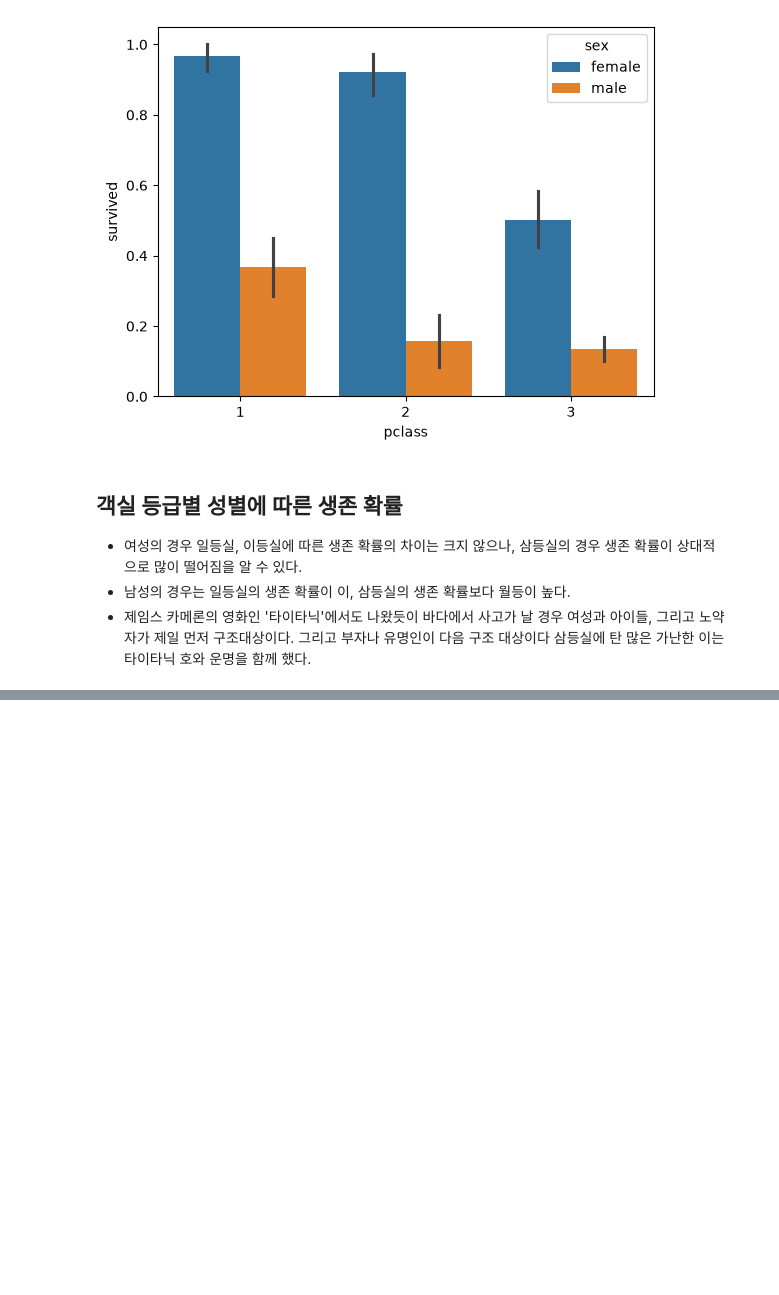
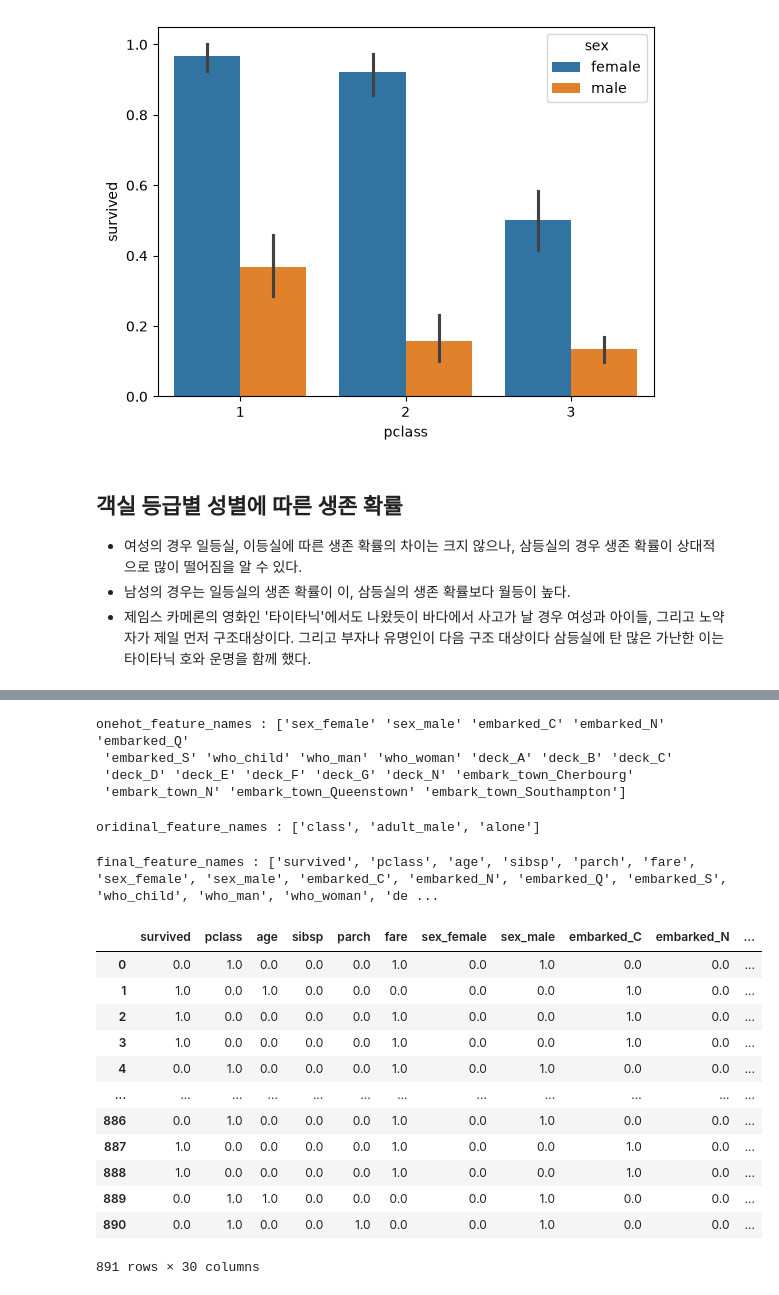
Before and after one commit to chan3623/data-collection-workspace, a Jupyter notebook: data23_ML_분류분석_titanic.ipynb, the cells around one changed output, grey strips where cells are left out. Cells and saved outputs as stored; diff of their text form; code cells hidden in the pictures; blank space fills up the shorter version.

```diff
--- a/data23_ML_분류분석_titanic.ipynb
+++ b/data23_ML_분류분석_titanic.ipynb
@@ -267,0 +529,9 @@ ValueError: could not convert string to float: 'male'
+# %%
+onehot_cols = ["sex", "embarked", "who", "deck", "embark_town"]
+ordinal_cols = ["class", "adult_male", "alone"]
+
+# make_column_transformer
+column_transformer = make_column_transformer((OneHotEncoder(sparse_output=False, handle_unknown='ignore'), onehot_cols),(OrdinalEncoder(), ordinal_cols), remainder="passthrough")
+
+# 변환 적용
+encoded = column_transformer.fit_transform(titanic_df4)
@@ -267,0 +576,38 @@ ValueError: could not convert string to float: 'male'
+# %%
+onehot_feature_names = column_transformer.named_transformers_["onehotencoder"].get_feature_names_out(onehot_cols)
+print(f"onehot_feature_names : {onehot_feature_names}")
+# %% [output]
+onehot_feature_names : ['sex_female' 'sex_male' 'embarked_C' 'embarked_N' 'embarked_Q'
+ 'embarked_S' 'who_child' 'who_man' 'who_woman' 'deck_A' 'deck_B' 'deck_C'
+ 'deck_D' 'deck_E' 'deck_F' 'deck_G' 'deck_N' 'embark_town_Cherbourg'
+ 'embark_town_N' 'embark_town_Queenstown' 'embark_town_Southampton']
+# %%
+ordinal_feature_names = ordinal_cols
+print(f"oridinal_feature_names : {ordinal_feature_names}")
+# %% [output]
+oridinal_feature_names : ['class', 'adult_male', 'alone']
+# %%
+other_feature_name = [col for col in titanic_df4.columns if col not in onehot_cols + ordinal_cols]
+
+final_feature_names = other_feature_name + list(onehot_feature_names) + ordinal_feature_names
+
+print(f"final_feature_names : {final_feature_names}")
+# %% [output]
+final_feature_names : ['survived', 'pclass', 'age', 'sibsp', 'parch', 'fare', 'sex_female', 'sex_male', 'embarked_C', 'embarked_N', 'embarked_Q', 'embarked_S', 'who_child', 'who_man', 'who_woman', 'de ...
+# %%
+titanic_df4 = pd.DataFrame(encoded, columns=final_feature_names, index=titanic_df4.index)
+titanic_df4
+# %% [output]
+|  | survived | pclass | age | sibsp | parch | fare | sex_female | sex_male | embarked_C | embarked_N | ... |
+| 0 | 0.0 | 1.0 | 0.0 | 0.0 | 0.0 | 1.0 | 0.0 | 1.0 | 0.0 | 0.0 | ... |
+| 1 | 1.0 | 0.0 | 1.0 | 0.0 | 0.0 | 0.0 | 0.0 | 0.0 | 1.0 | 0.0 | ... |
+| 2 | 1.0 | 0.0 | 0.0 | 0.0 | 0.0 | 1.0 | 0.0 | 0.0 | 1.0 | 0.0 | ... |
+| 3 | 1.0 | 0.0 | 0.0 | 0.0 | 0.0 | 1.0 | 0.0 | 0.0 | 1.0 | 0.0 | ... |
+| 4 | 0.0 | 1.0 | 0.0 | 0.0 | 0.0 | 1.0 | 0.0 | 1.0 | 0.0 | 0.0 | ... |
+| ... | ... | ... | ... | ... | ... | ... | ... | ... | ... | ... | ... |
+| 886 | 0.0 | 1.0 | 0.0 | 0.0 | 0.0 | 1.0 | 0.0 | 1.0 | 0.0 | 0.0 | ... |
+| 887 | 1.0 | 0.0 | 0.0 | 0.0 | 0.0 | 1.0 | 0.0 | 0.0 | 1.0 | 0.0 | ... |
+| 888 | 1.0 | 0.0 | 0.0 | 0.0 | 0.0 | 1.0 | 0.0 | 0.0 | 1.0 | 0.0 | ... |
+| 889 | 0.0 | 1.0 | 1.0 | 0.0 | 0.0 | 0.0 | 0.0 | 1.0 | 0.0 | 0.0 | ... |
+| 890 | 0.0 | 1.0 | 0.0 | 0.0 | 1.0 | 0.0 | 0.0 | 1.0 | 0.0 | 0.0 | ... |
+891 rows × 30 columns
```
Also changed, not shown: parts of 46 cells of this notebook, 20 other files.
